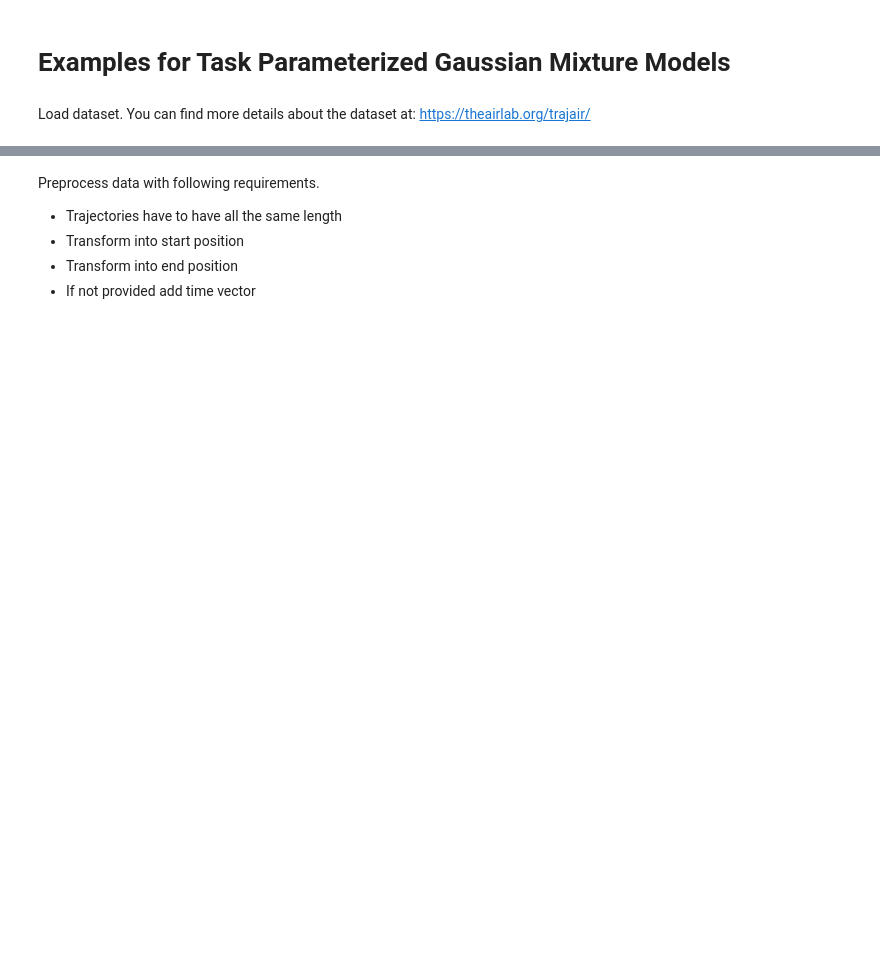
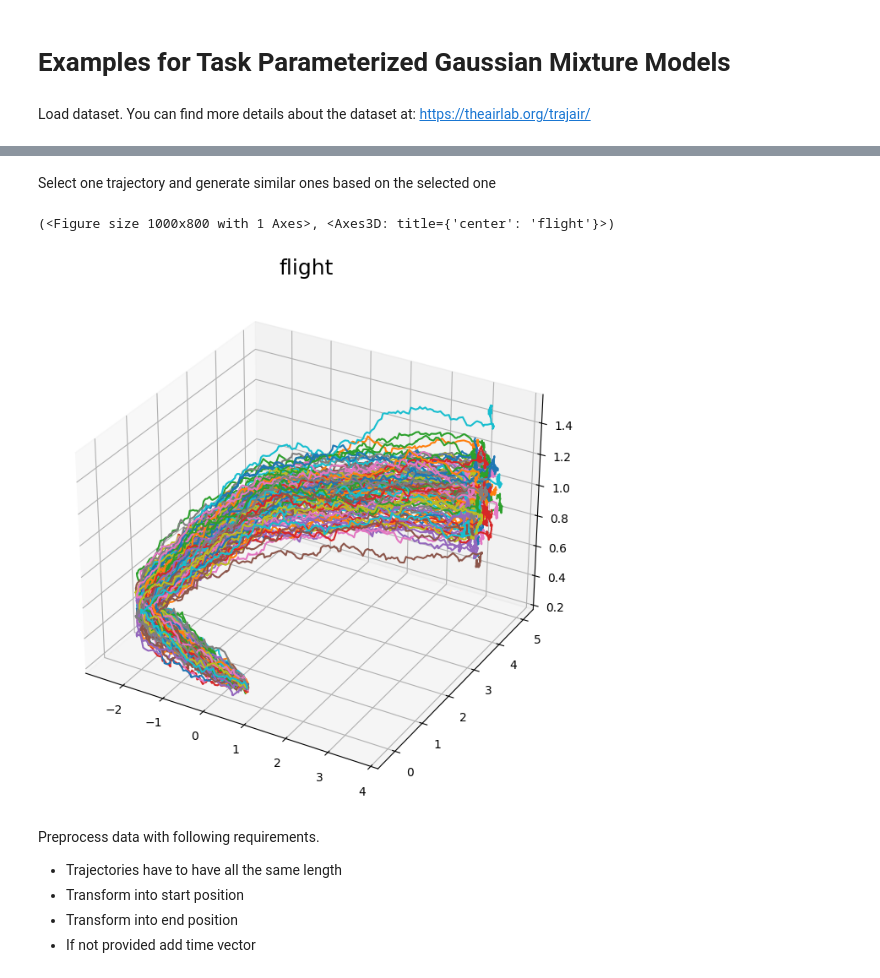
Before and after one commit to RobinU434/TaskParameterizedGaussianMixtureModels, a Jupyter notebook: examples/example.ipynb, the cells around one changed output, grey strips where cells are left out. Drawn from its saved outputs; the diff is of its cells as text; code cells hidden in the pictures; blank space fills up the shorter version.

```diff
--- a/examples/example.ipynb
+++ b/examples/example.ipynb
@@ -57,0 +58,27 @@ plot_trajectories(
+# %% [markdown]
+Select one trajectory and generate similar ones based on the selected one
+# %%
+trajectory = trajectories[50]  # start trajectory
+
+trajectory_vector = np.diff(trajectory, axis=0)
+
+synthetic_trajectories = []
+num_trajectories = 120
+for _ in range(num_trajectories):
+    synthetic_trajectory = np.zeros_like(trajectory)
+    noise = np.random.normal(0, 0.01, size=synthetic_trajectory.shape)
+    synthetic_trajectory[0] = trajectory[0] + noise[0]
+    for traj_idx in range(1, len(trajectory)):
+        traj_point = synthetic_trajectory[traj_idx - 1] + trajectory_vector[traj_idx - 1] + noise[traj_idx]
+        synthetic_trajectory[traj_idx] = traj_point
+    synthetic_trajectories.append(np.stack(synthetic_trajectory))
+# noise = np.random.normal(0, 0.5,)
+
+plot_trajectories(
+    title="flight",
+    trajectories=synthetic_trajectories,
+    legend=False,
+)
+# %% [output]
+(<Figure size 1000x800 with 1 Axes>, <Axes3D: title={'center': 'flight'}>)
+[figure, added]
```
Also changed, not shown: parts of 7 cells of this notebook.
